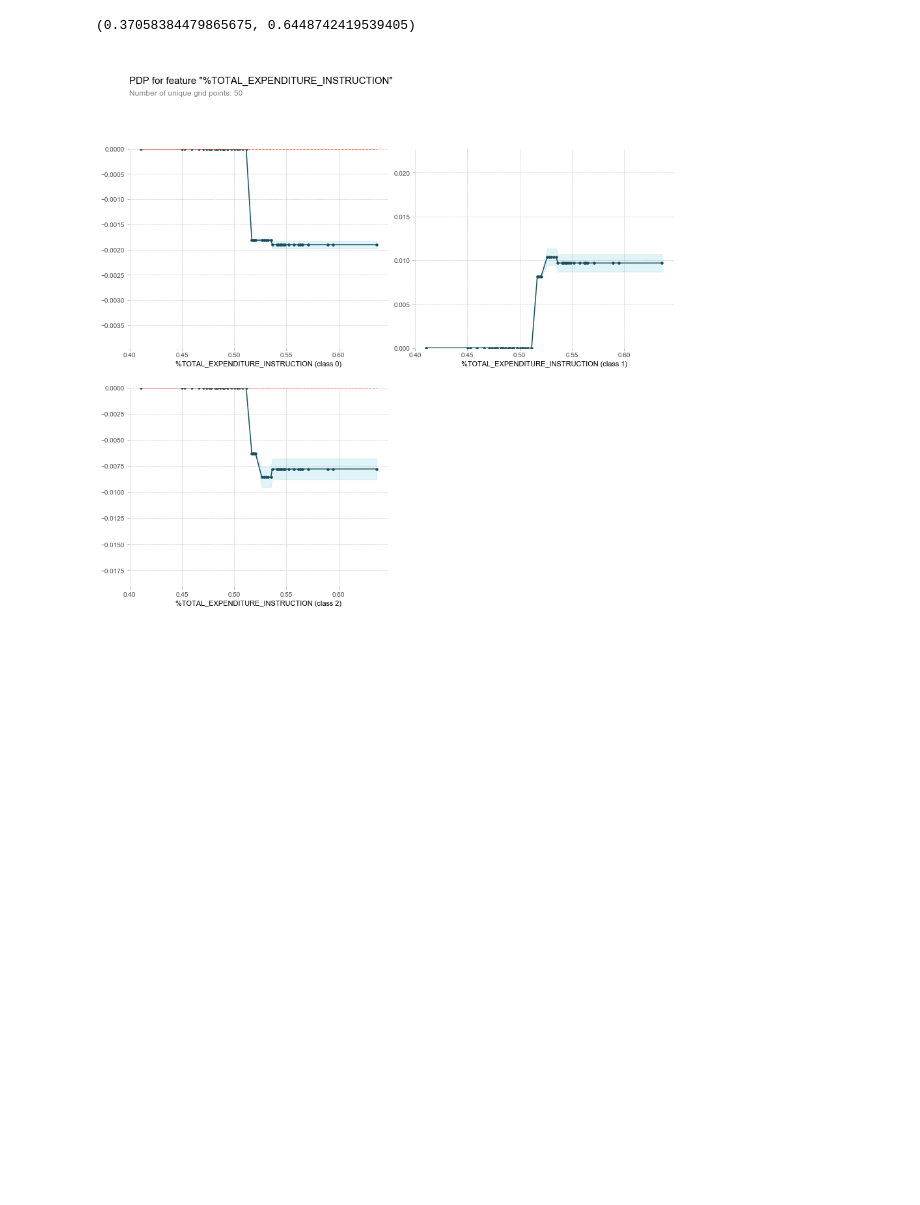
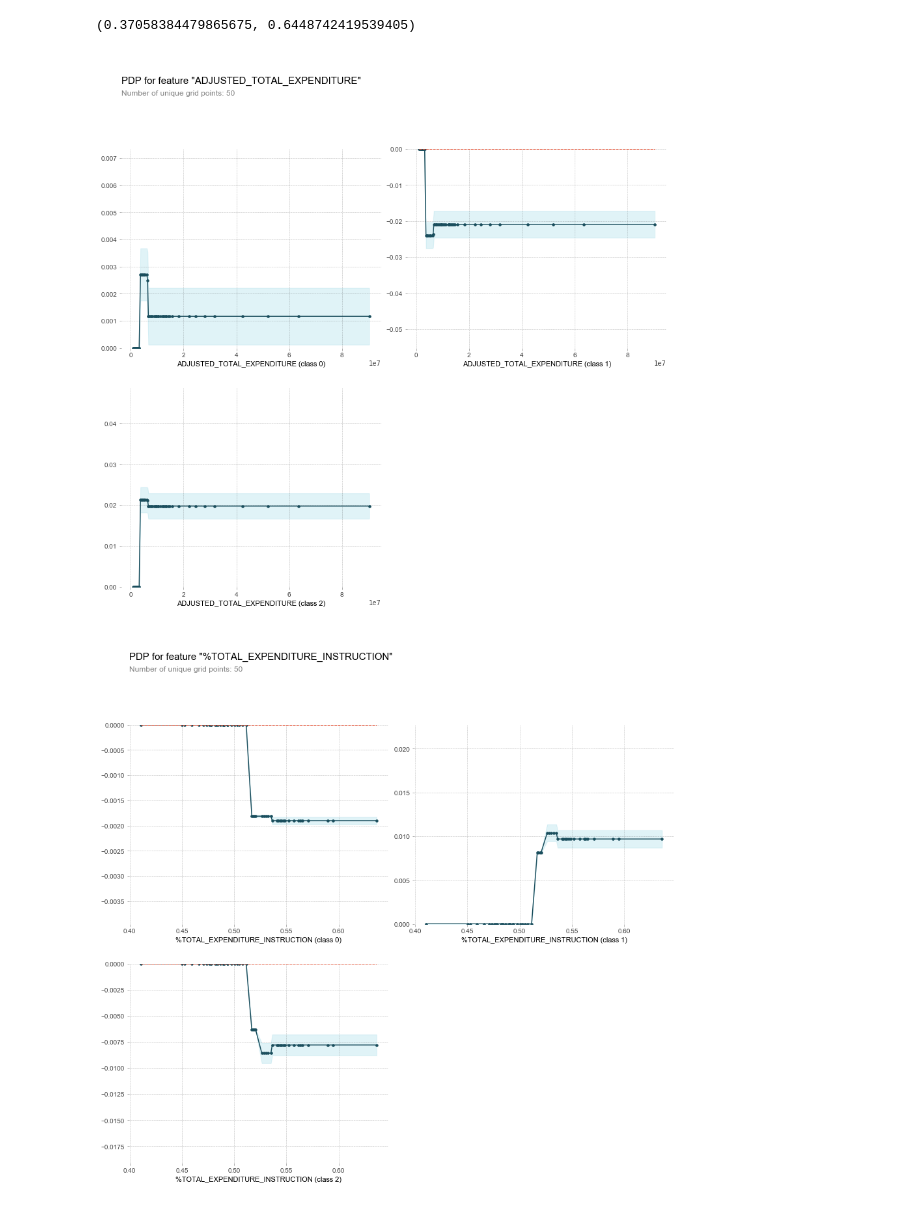
Before and after one commit to jiobu1/DS-Unit-2-Sprint-4-Predictive_Modeling, a Jupyter notebook: notebooks/Jisha Obukwelu_DPST5_Project_Pickle.ipynb, the cells around one changed output. Cells and saved outputs as stored; diff of their text form; code cells hidden in the pictures; blank space fills up the shorter version.

```diff
--- a/notebooks/Jisha Obukwelu_DPST5_Project_Pickle.ipynb
+++ b/notebooks/Jisha Obukwelu_DPST5_Project_Pickle.ipynb
@@ -846,6 +846,20 @@ from pdpbox.pdp import pdp_isolate, pdp_plot
 min(X_train_new['%TOTAL_EXPENDITURE_INSTRUCTION']), max(X_train_new['%TOTAL_EXPENDITURE_INSTRUCTION'])
 # %% [output]
 (0.37058384479865675, 0.6448742419539405)
+# %%
+feature = 'ADJUSTED_TOTAL_EXPENDITURE'
+
+isolated = pdp_isolate(
+    model = new_pipeline,
+    dataset = X_val_new,
+    model_features = X_val_new.columns,
+    feature = feature,
+    num_grid_points = 50
+)
+# %%
+pdp_plot(isolated, feature_name = feature);
+# %% [output]
+[figure, added]
 # %%
 feature = '%TOTAL_EXPENDITURE_INSTRUCTION'
 
```
Also changed, not shown: parts of 1 cell of this notebook, 9 other files.
